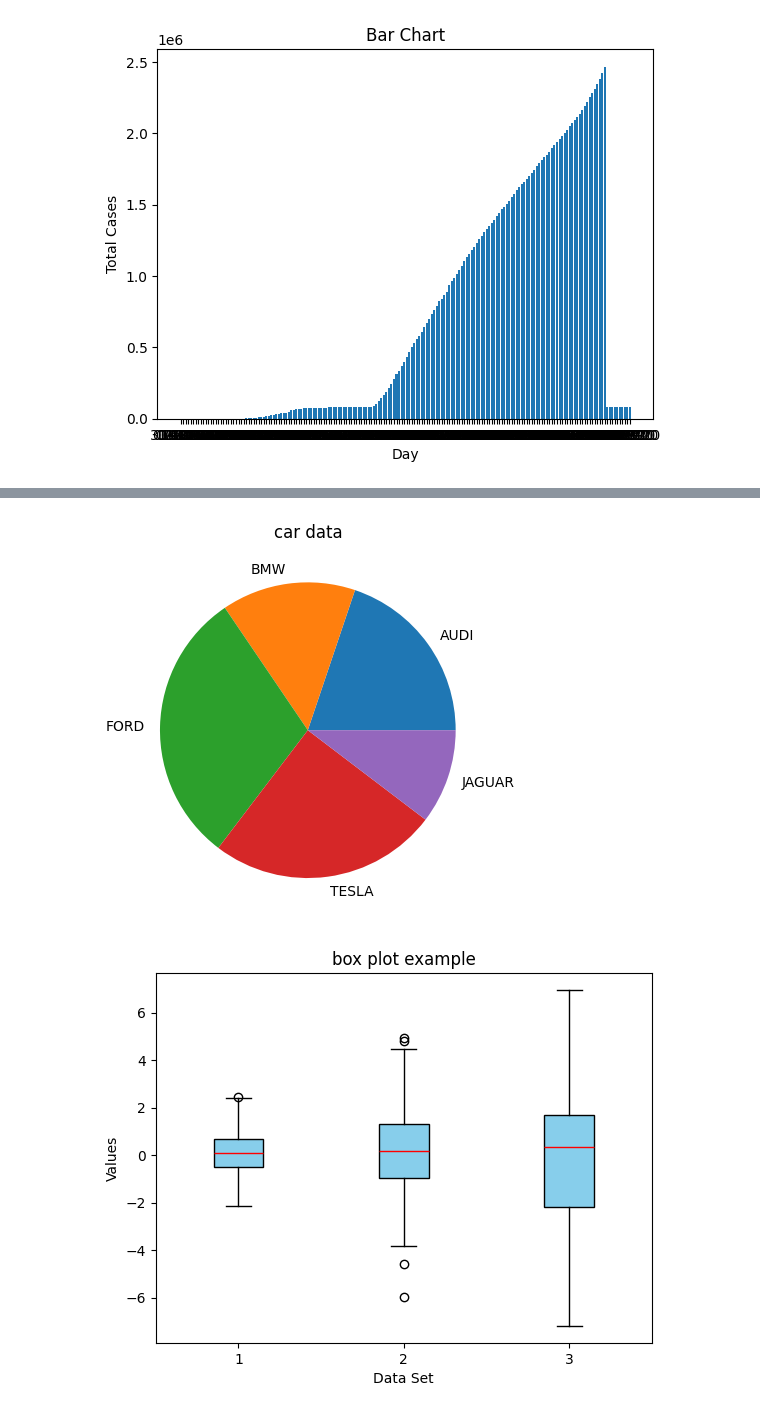
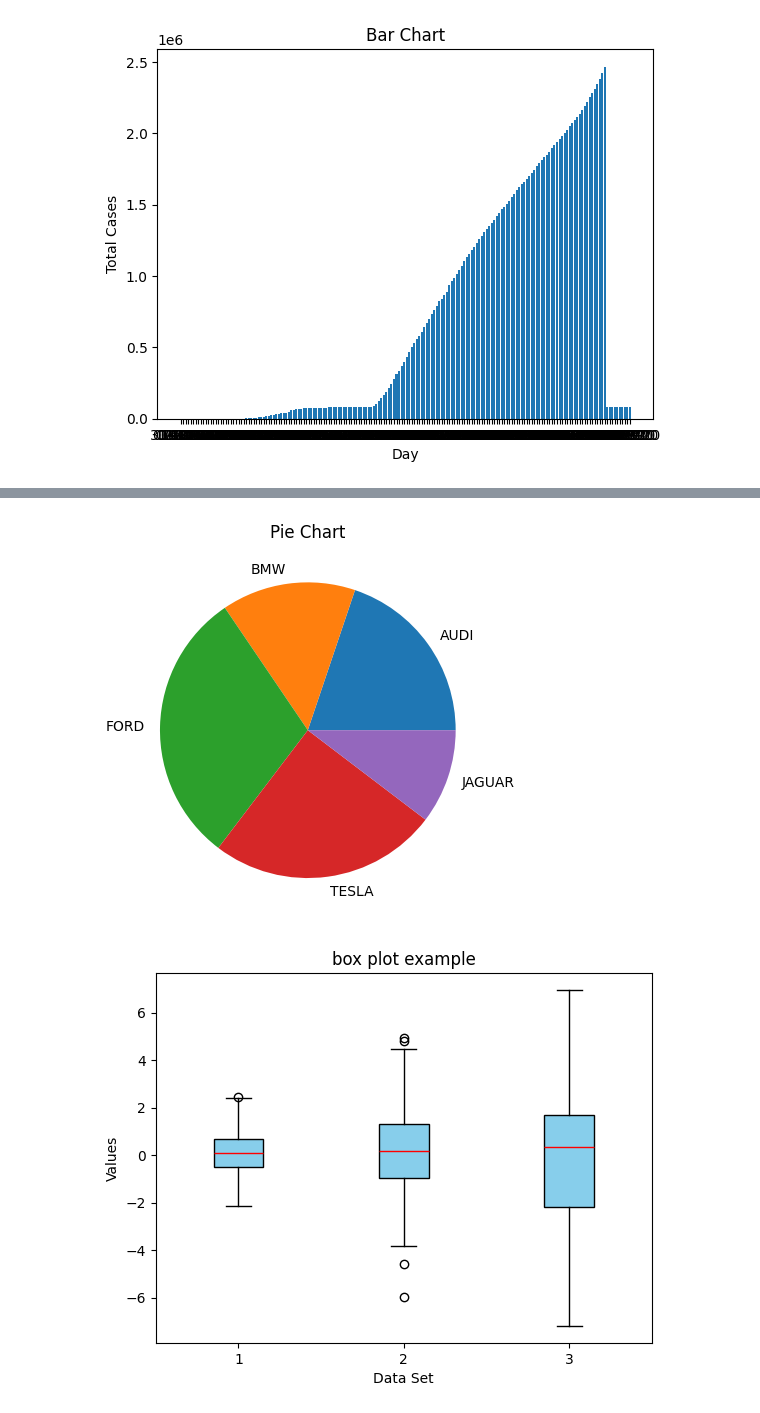
Before and after one commit to Hansaka2001/Data-Analysis-and-Visualization, a Jupyter notebook: Matplotlib/data_visualization/plots.ipynb, the cells around one changed output, grey strips where cells are left out. Cells and saved outputs as stored; diff of their text form; code cells hidden in the pictures.

```diff
--- a/Matplotlib/data_visualization/plots.ipynb
+++ b/Matplotlib/data_visualization/plots.ipynb
@@ -74,17 +74,17 @@ plt.show()
 # %%
 import matplotlib.pyplot as plt
 
 
 cars = ['AUDI', 'BMW', 'FORD', 'TESLA', 'JAGUAR']
 data = [23,17,35,29,12]
 
 plt.pie(data, labels=cars)
 
-plt.title('car data')
+plt.title('Pie Chart')
 
 plt.show()
 # %% [output]
-[figure, old version]
+[figure, new version]
 # %%
 import matplotlib.pyplot as plt
 import numpy as np
```
Also changed, not shown: parts of 2 cells of this notebook, 1 other file.
